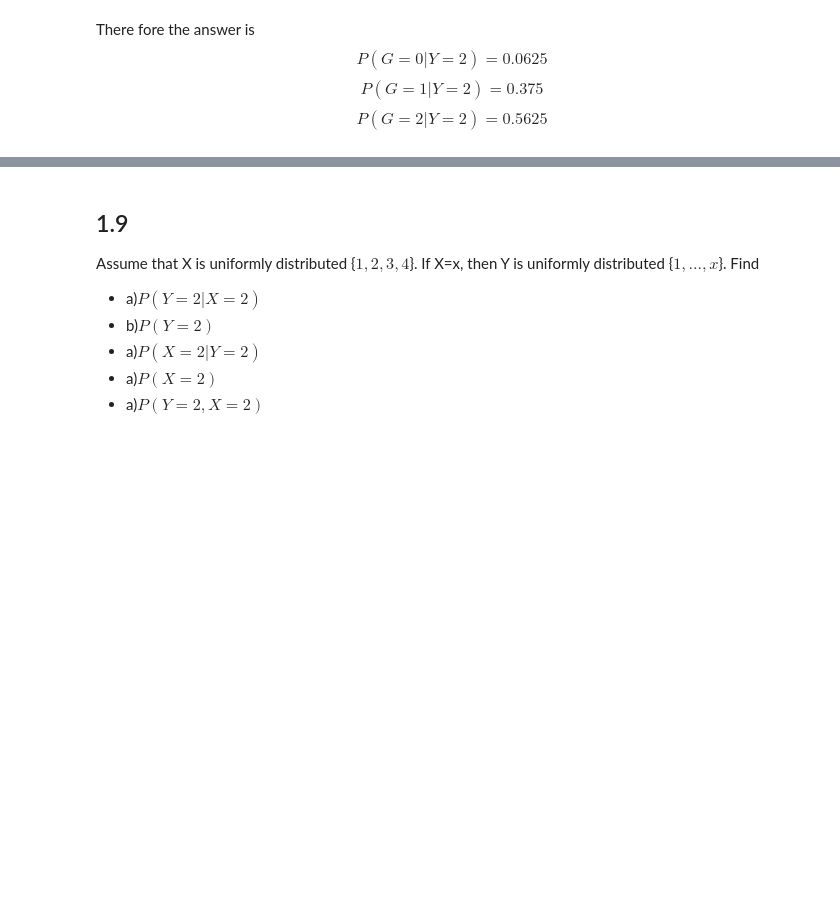
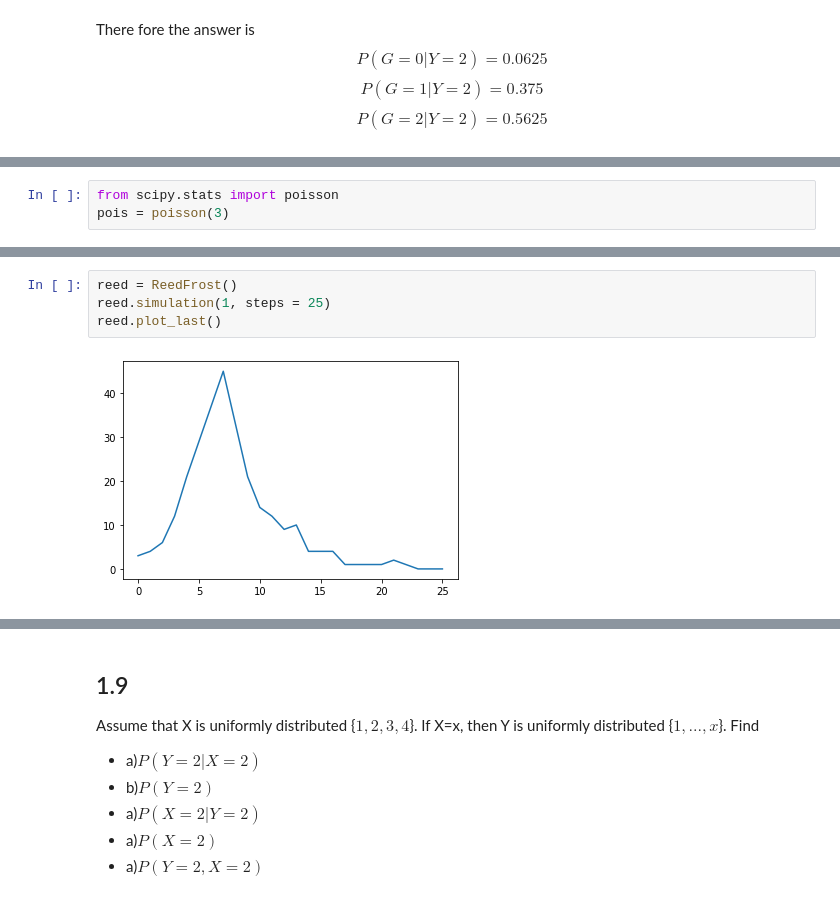
Before and after one commit to larispardo/StochasticProcessR, a Jupyter notebook: Chapter01_py.ipynb, the cells around one changed output, grey strips where cells are left out. Cells and saved outputs as stored; diff of their text form; blank space fills up the shorter version.

```diff
--- a/Chapter01_py.ipynb
+++ b/Chapter01_py.ipynb
@@ -219,0 +382,3 @@ $$P(G=2|Y=2)=0.5625$$
+# %%
+from scipy.stats import poisson
+pois = poisson(3)
@@ -219,0 +879,6 @@ $$P(G=2|Y=2)=0.5625$$
+# %%
+reed = ReedFrost()
+reed.simulation(1, steps = 25)
+reed.plot_last()
+# %% [output]
+[figure, added]
```
Also changed, not shown: parts of 101 cells of this notebook, 1 other file.
